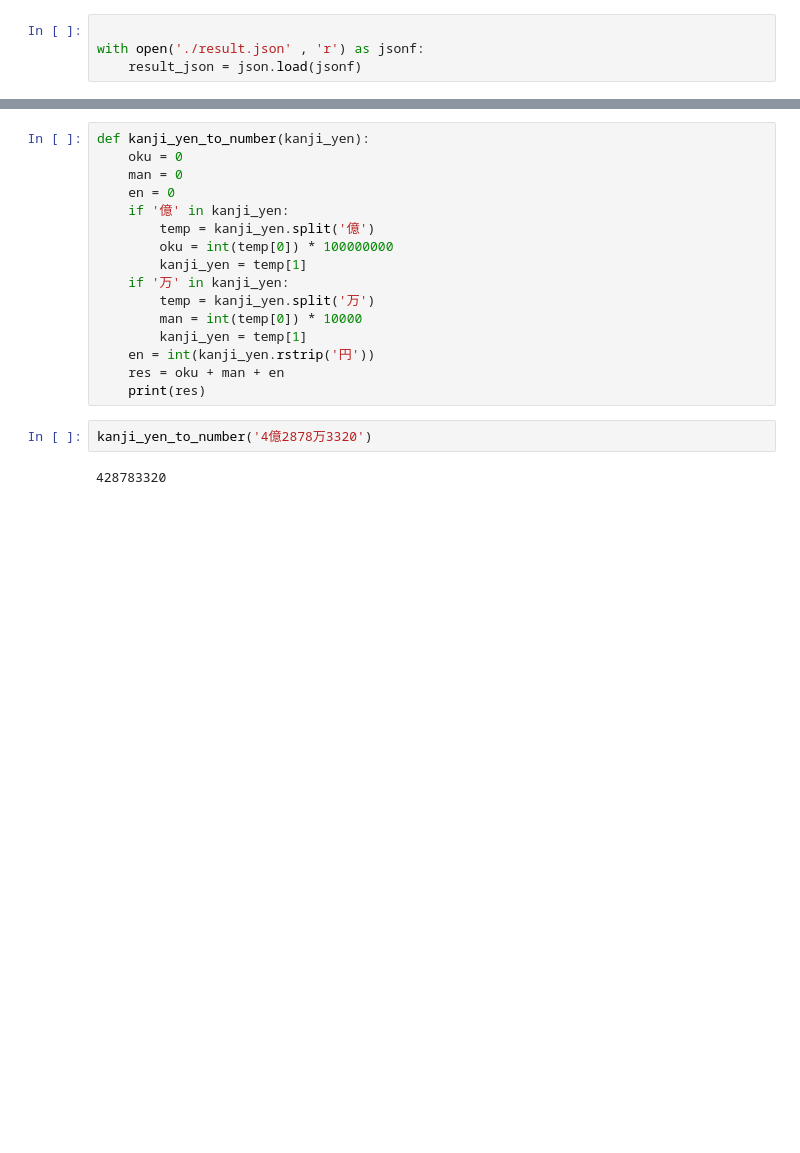
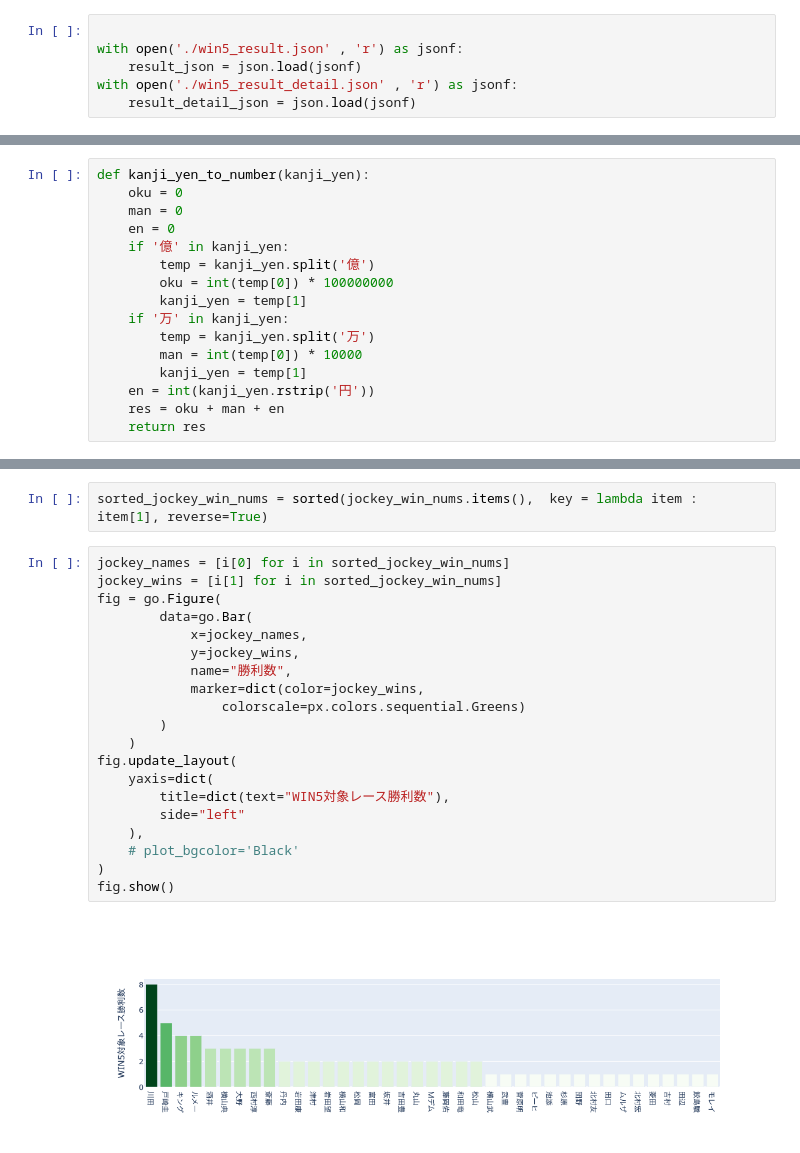
Before and after one commit to xanxus1204/keiba-win5, a Jupyter notebook: Win5_analysis2023.ipynb, the cells around one changed output, grey strips where cells are left out. Drawn from its saved outputs; the diff is of its cells as text; blank space fills up the shorter version.

```diff
--- a/Win5_analysis2023.ipynb
+++ b/Win5_analysis2023.ipynb
@@ -5,4 +7,6 @@ import matplotlib.pyplot as plt
 # %%
 
-with open('./result.json' , 'r') as jsonf:
+with open('./win5_result.json' , 'r') as jsonf:
     result_json = json.load(jsonf)
+with open('./win5_result_detail.json' , 'r') as jsonf:
+    result_detail_json = json.load(jsonf)
@@ -9 +19,17 @@ with open('./result.json' , 'r') as jsonf:
+# %%
+def kanji_yen_to_number(kanji_yen):
+    oku = 0
+    man = 0
+    en = 0
+    if '億' in kanji_yen:
+        temp = kanji_yen.split('億')
+        oku = int(temp[0]) * 100000000
+        kanji_yen = temp[1]
+    if '万' in kanji_yen:
+        temp = kanji_yen.split('万')
+        man = int(temp[0]) * 10000
+        kanji_yen = temp[1]
+    en = int(kanji_yen.rstrip('円'))
+    res = oku + man + en
+    return res
 # %%
@@ -36,20 +79,24 @@ for data in result_json['win5_data_list']:
-# %%
-def kanji_yen_to_number(kanji_yen):
-    oku = 0
-    man = 0
-    en = 0
-    if '億' in kanji_yen:
-        temp = kanji_yen.split('億')
-        oku = int(temp[0]) * 100000000
-        kanji_yen = temp[1]
-    if '万' in kanji_yen:
-        temp = kanji_yen.split('万')
-        man = int(temp[0]) * 10000
-        kanji_yen = temp[1]
-    en = int(kanji_yen.rstrip('円'))
-    res = oku + man + en
-    print(res)
-# %%
-kanji_yen_to_number('4億2878万3320')
-# %% [output]
-428783320
+# %%
+sorted_jockey_win_nums = sorted(jockey_win_nums.items(),  key = lambda item : item[1], reverse=True)
+# %%
+jockey_names = [i[0] for i in sorted_jockey_win_nums]
+jockey_wins = [i[1] for i in sorted_jockey_win_nums]
+fig = go.Figure(
+        data=go.Bar(
+            x=jockey_names,
+            y=jockey_wins,
+            name="勝利数",
+            marker=dict(color=jockey_wins,
+                colorscale=px.colors.sequential.Greens)
+        )
+    )
+fig.update_layout(
+    yaxis=dict(
+        title=dict(text="WIN5対象レース勝利数"),
+        side="left"
+    ),
+    # plot_bgcolor='Black'
+)
+fig.show()
+# %% [output]
+[figure, added]
```
Also changed, not shown: parts of 6 cells of this notebook, 11 other files.
